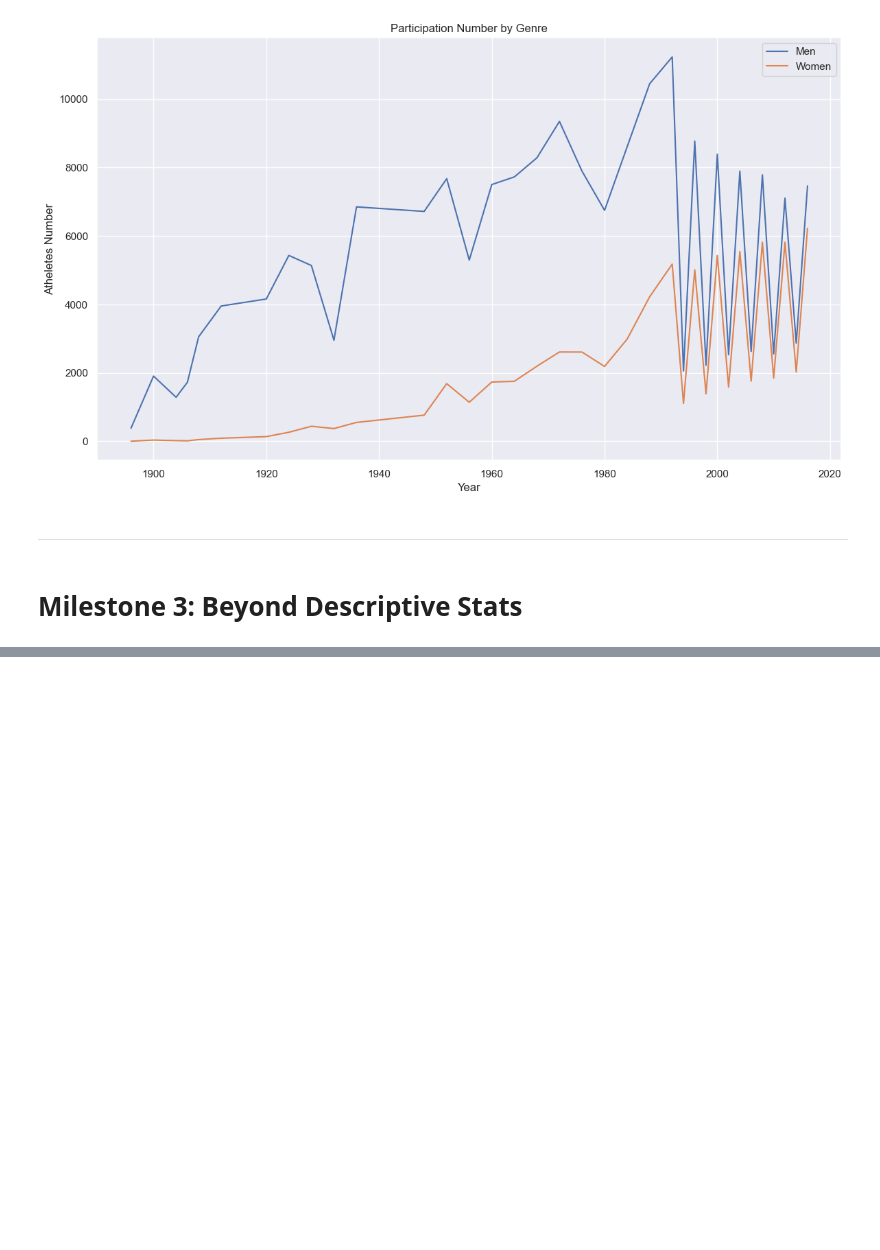
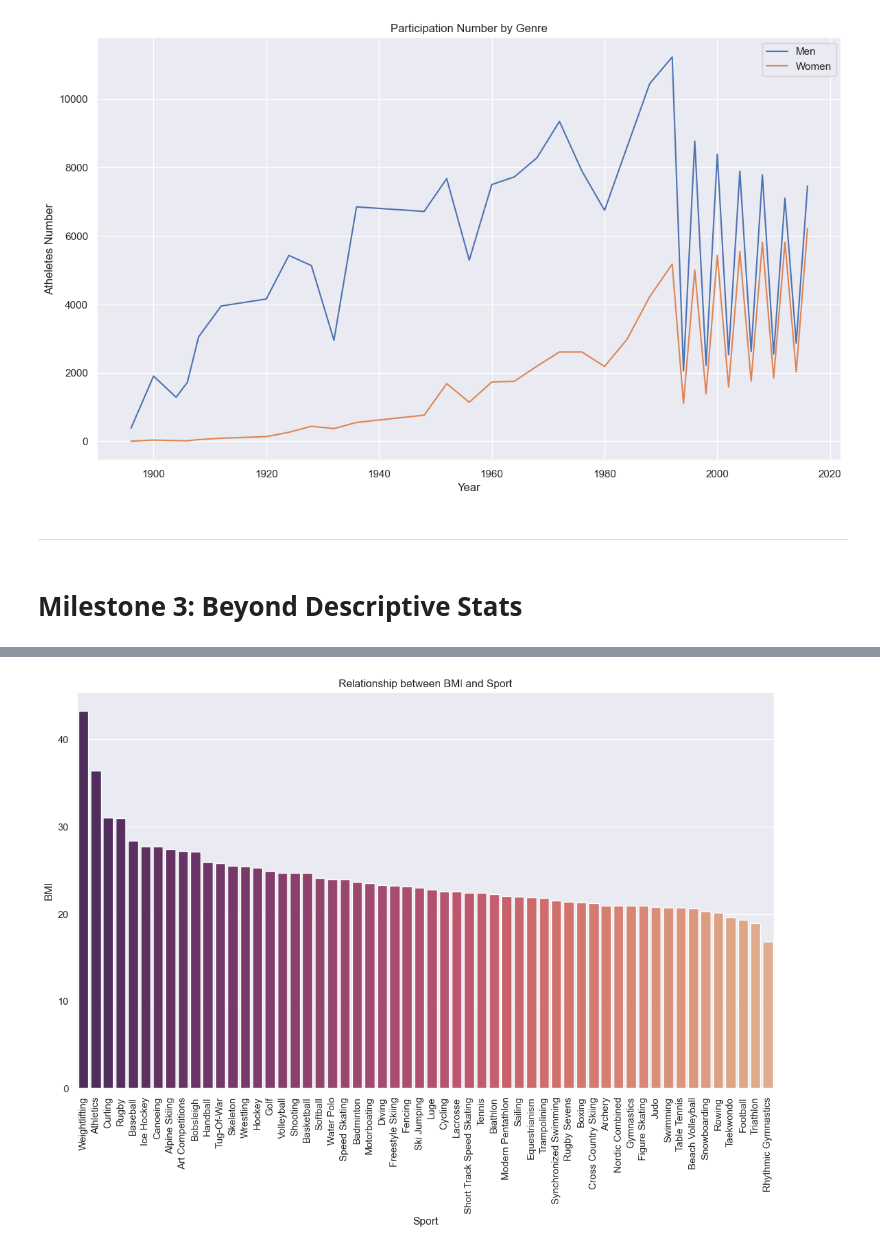
Before and after one commit to felixpradoh/Learn-SQL-Basics-for-Data-Science-Specialization, a Jupyter notebook: SQL for Data Science Capstone Project/Capstone Project.ipynb, the cells around one changed output, grey strips where cells are left out. Drawn from its saved outputs; the diff is of its cells as text; code cells hidden in the pictures; blank space fills up the shorter version.

```diff
--- a/SQL for Data Science Capstone Project/Capstone Project.ipynb
+++ b/SQL for Data Science Capstone Project/Capstone Project.ipynb
@@ -303,0 +384,22 @@ plt.show()
+# %%
+BMI = pd.read_sql('''
+SELECT
+    Year,
+    Age,
+    Sex,
+    Weight,
+    Height,
+    Season,
+    Sport,
+    (Weight)/(Height/100 * Height/100) AS BMI
+FROM
+    AthletesTable
+WHERE
+     (Height IS NOT NULL) AND (Weight IS NOT NULL)
+GROUP BY
+    Sport
+ORDER BY
+    BMI DESC
+''', con=engine)
+
+BMI
@@ -303,0 +424,10 @@ plt.show()
+# %%
+plt.figure(figsize=[14,8])
+sns.barplot(x=BMI['Sport'], y=BMI['BMI'], palette="flare_r")
+plt.xlabel('Sport')
+plt.ylabel('BMI')
+plt.title('Relationship between BMI and Sport')
+plt.xticks(rotation=90)
+plt.show()
+# %% [output]
+[figure, added]
```
Also changed, not shown: parts of 13 cells of this notebook, 24 other files.
